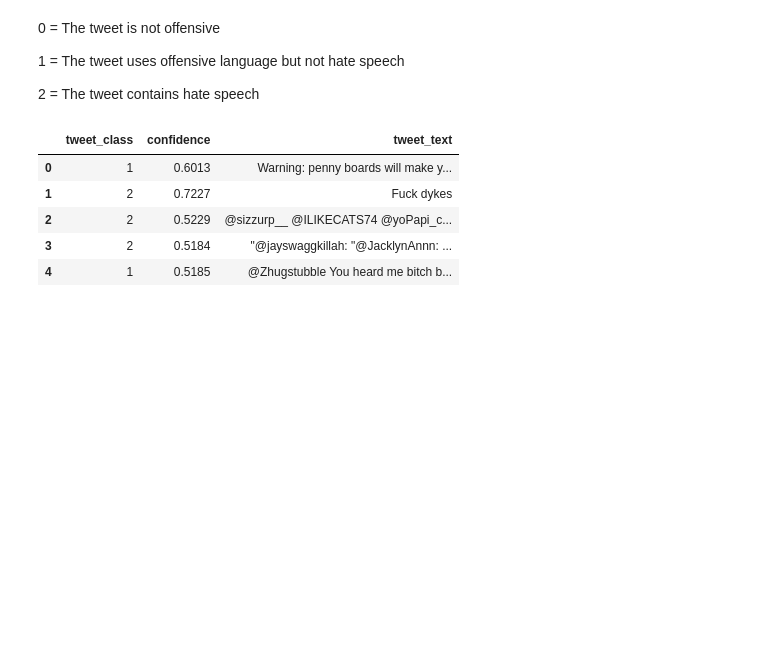
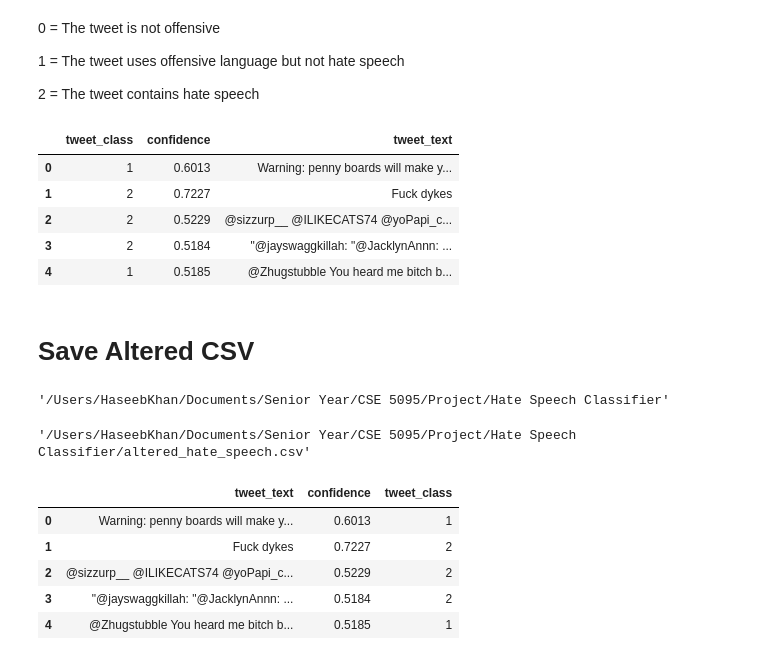
Before and after one commit to hkhan925/Hate-Speech-Classifier, a Jupyter notebook: Preliminary Analysis.ipynb, the cells around one changed output. Saved outputs shown, nothing was run; the diff lists cells and outputs as text; code cells hidden in the pictures; blank space fills up the shorter version.

Commit message:
altered csv and .gitignore'

```diff
--- a/Preliminary Analysis.ipynb
+++ b/Preliminary Analysis.ipynb
@@ -78,3 +95,26 @@ data.head()
 | 2 | 2 | 0.5229 | @sizzurp__ @ILIKECATS74 @yoPapi_c... |
 | 3 | 2 | 0.5184 | "@jayswaggkillah: "@JacklynAnnn: ... |
 | 4 | 1 | 0.5185 | @Zhugstubble You heard me bitch b... |
+# %% [markdown]
+# Save Altered CSV
+# %%
+path = os.getcwd()
+path
+# %% [output]
+'/Users/HaseebKhan/Documents/Senior Year/CSE 5095/Project/Hate Speech Classifier'
+# %%
+new_csv_filename = "/altered_hate_speech.csv"
+filepath = path + new_csv_filename
+filepath
+# %% [output]
+'/Users/HaseebKhan/Documents/Senior Year/CSE 5095/Project/Hate Speech Classifier/altered_hate_speech.csv'
+# %%
+data = data[['tweet_text', 'confidence', 'tweet_class']]
+data.head()
+# %% [output]
+|  | tweet_text | confidence | tweet_class |
+| 0 | Warning: penny boards will make y... | 0.6013 | 1 |
+| 1 | Fuck dykes | 0.7227 | 2 |
+| 2 | @sizzurp__ @ILIKECATS74 @yoPapi_c... | 0.5229 | 2 |
+| 3 | "@jayswaggkillah: "@JacklynAnnn: ... | 0.5184 | 2 |
+| 4 | @Zhugstubble You heard me bitch b... | 0.5185 | 1 |
```
Also changed, not shown: parts of 7 cells of this notebook, 2 other files.
